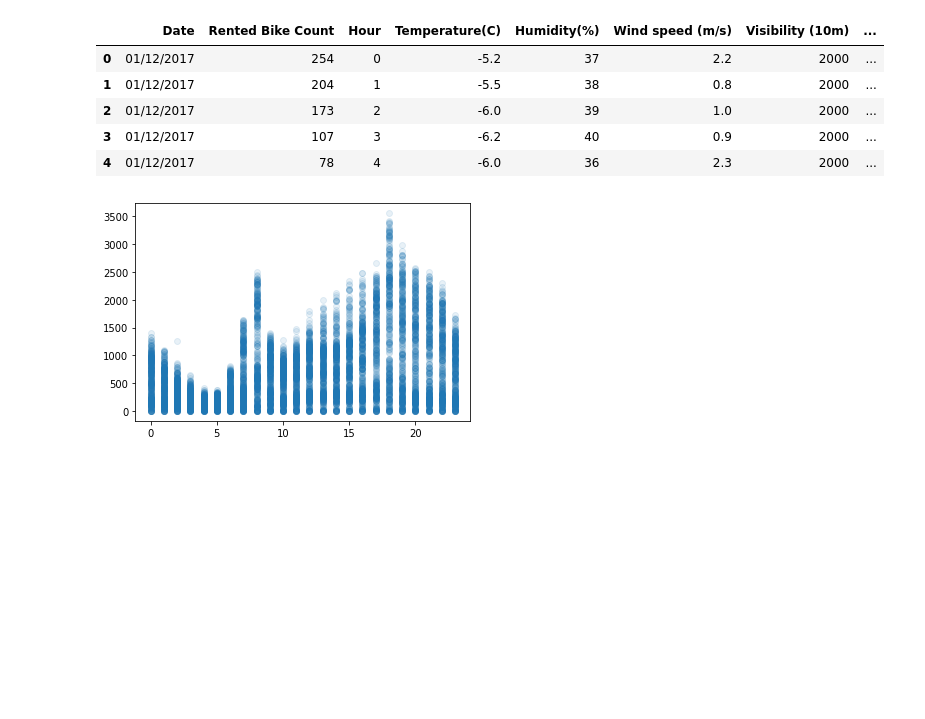
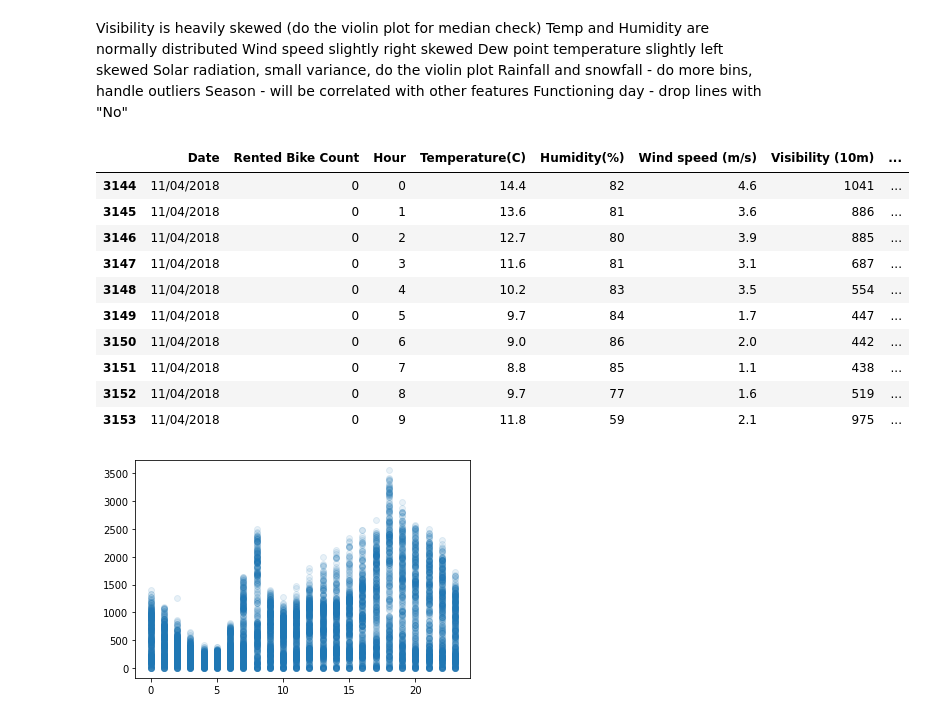
Before and after one commit to R0go/Bikes, a Jupyter notebook: Bikes_project.ipynb, the cells around one changed output. Drawn from its saved outputs; the diff is of its cells as text; code cells hidden in the pictures; blank space fills up the shorter version.

```diff
--- a/Bikes_project.ipynb
+++ b/Bikes_project.ipynb
@@ -62,15 +85,29 @@ for i in bikes_df.columns:
 [figure]
 [figure]
 [figure]
+# %% [markdown]
+Visibility is heavily skewed (do the violin plot for median check)
+Temp and Humidity are normally distributed
+Wind speed slightly right skewed
+Dew point temperature slightly left skewed
+Solar radiation, small variance, do the violin plot
+Rainfall and snowfall - do more bins, handle outliers
+Season - will be correlated with other features
+Functioning day - drop lines with "No"
 # %%
-bikes_df.head()
+bikes_df[bikes_df['Functioning Day'] == 'No'].head(10)
 # %% [output]
 |  | Date | Rented Bike Count | Hour | Temperature(C) | Humidity(%) | Wind speed (m/s) | Visibility (10m) | ... |
-| 0 | 01/12/2017 | 254 | 0 | -5.2 | 37 | 2.2 | 2000 | ... |
-| 1 | 01/12/2017 | 204 | 1 | -5.5 | 38 | 0.8 | 2000 | ... |
-| 2 | 01/12/2017 | 173 | 2 | -6.0 | 39 | 1.0 | 2000 | ... |
-| 3 | 01/12/2017 | 107 | 3 | -6.2 | 40 | 0.9 | 2000 | ... |
-| 4 | 01/12/2017 | 78 | 4 | -6.0 | 36 | 2.3 | 2000 | ... |
+| 3144 | 11/04/2018 | 0 | 0 | 14.4 | 82 | 4.6 | 1041 | ... |
+| 3145 | 11/04/2018 | 0 | 1 | 13.6 | 81 | 3.6 | 886 | ... |
+| 3146 | 11/04/2018 | 0 | 2 | 12.7 | 80 | 3.9 | 885 | ... |
+| 3147 | 11/04/2018 | 0 | 3 | 11.6 | 81 | 3.1 | 687 | ... |
+| 3148 | 11/04/2018 | 0 | 4 | 10.2 | 83 | 3.5 | 554 | ... |
+| 3149 | 11/04/2018 | 0 | 5 | 9.7 | 84 | 1.7 | 447 | ... |
+| 3150 | 11/04/2018 | 0 | 6 | 9.0 | 86 | 2.0 | 442 | ... |
+| 3151 | 11/04/2018 | 0 | 7 | 8.8 | 85 | 1.1 | 438 | ... |
+| 3152 | 11/04/2018 | 0 | 8 | 9.7 | 77 | 1.6 | 519 | ... |
+| 3153 | 11/04/2018 | 0 | 9 | 11.8 | 59 | 2.1 | 975 | ... |
 # %%
 plt.scatter(data=bikes_df, x='Hour', y='Rented Bike Count', alpha=0.1)
 plt.show()
```
Also changed, not shown: parts of 4 cells of this notebook.
